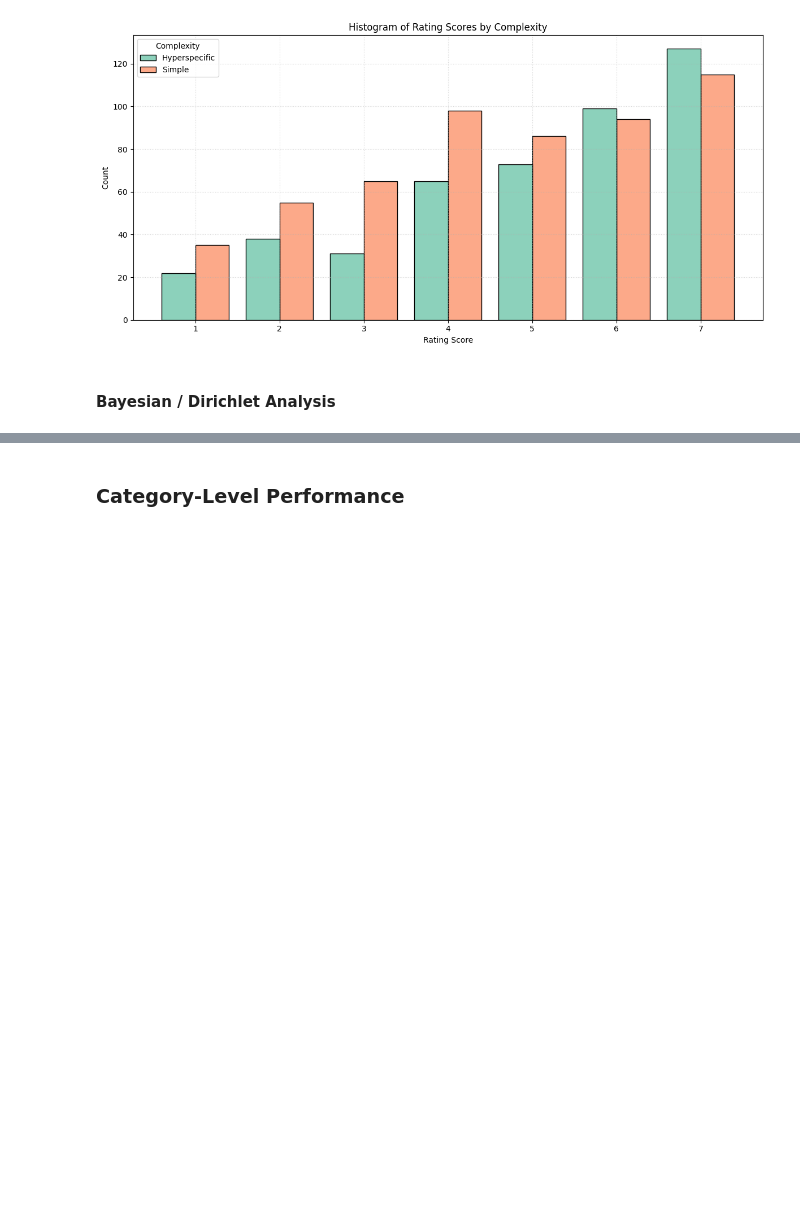
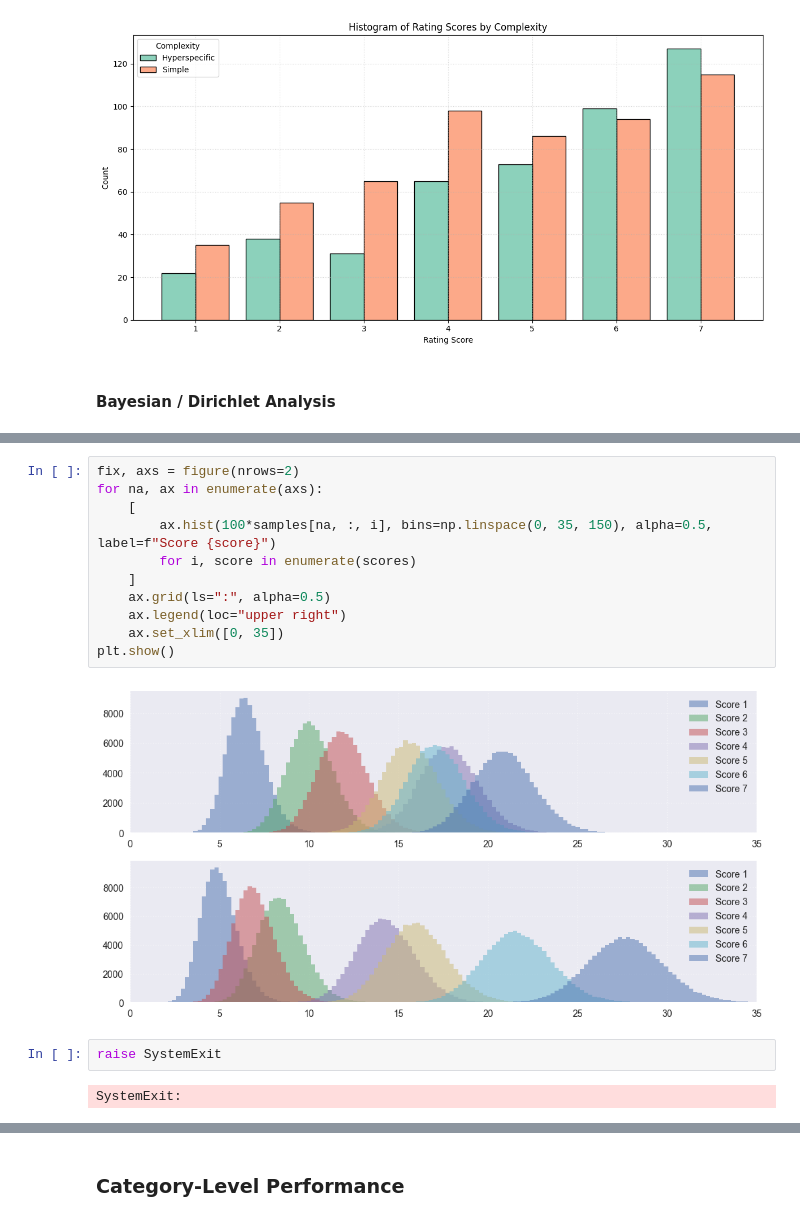
Before and after one commit to aswyatt/DA-Python, a Jupyter notebook: Interview/Data Analysis 1/Human Eval Bard.ipynb, the cells around one changed output, grey strips where cells are left out. Cells and saved outputs as stored; diff of their text form; blank space fills up the shorter version.

```diff
--- a/Interview/Data Analysis 1/Human Eval Bard.ipynb
+++ b/Interview/Data Analysis 1/Human Eval Bard.ipynb
@@ -567,0 +604,17 @@ plt.show()
+# %%
+fix, axs = figure(nrows=2)
+for na, ax in enumerate(axs):
+    [
+        ax.hist(100*samples[na, :, i], bins=np.linspace(0, 35, 150), alpha=0.5, label=f"Score {score}")
+        for i, score in enumerate(scores)
+    ]
+    ax.grid(ls=":", alpha=0.5)
+    ax.legend(loc="upper right")
+    ax.set_xlim([0, 35])
+plt.show()
+# %% [output]
+[figure, added]
+# %%
+raise SystemExit
+# %% [output]
+SystemExit:
```
Also changed, not shown: parts of 16 cells of this notebook.
